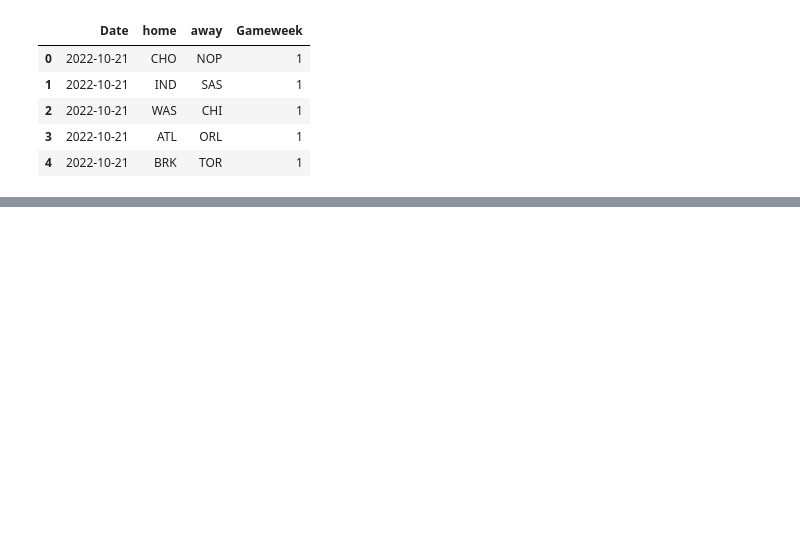
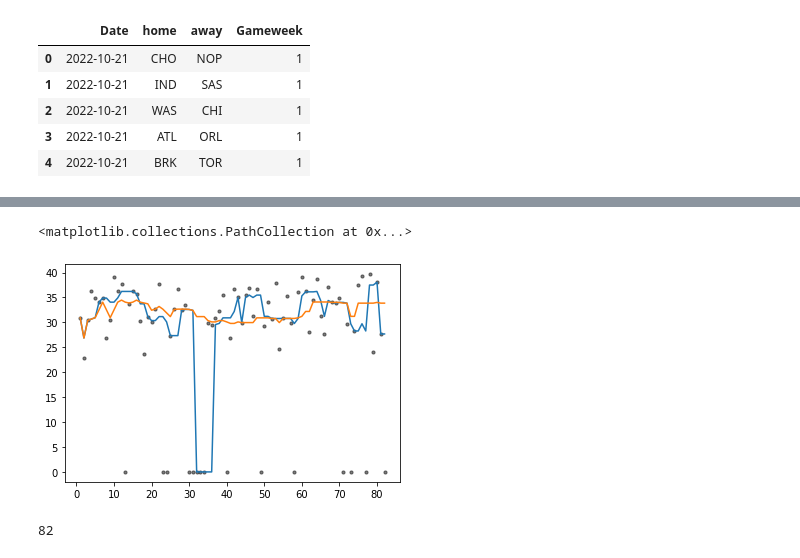
Before and after one commit to martinbog19/SORARE_lineup_builder, a Jupyter notebook: lineup_builder.ipynb, the cells around one changed output, grey strips where cells are left out. Drawn from its saved outputs; the diff is of its cells as text; code cells hidden in the pictures; blank space fills up the shorter version.

```diff
--- a/lineup_builder.ipynb
+++ b/lineup_builder.ipynb
@@ -397,0 +410,20 @@ INJURY REPORT : Clint Capela (OUT); Josh Green (OUT); Kevin Durant (OUT); Khris
+# %%
+mb = pd.read_csv('game_logs_2022.csv').groupby('Player').get_group('Giannis Antetokounmpo')
+# %%
+for inv in ['Inactive', 'Did Not Play', 'Did Not Dress', 'Not With Team', 'Player Suspended']:
+    mb['MP'] = mb['MP'].replace(inv, 0)
+mb['MP'] = mb['MP'].apply(lambda x: float(x.split(':')[0]) + float(x.split(':')[1]) / 60 if x != 0 else 0)
+# %%
+g = np.linspace(1, len(mb.MP), len(mb.MP))
+for w in [5, 25]:
+    plt.plot(g, mb.MP.rolling(w, min_periods = 1).median())
+
+plt.scatter(g, mb.MP, alpha = 0.5, c = 'black', s = 10)
+# %% [output]
+<matplotlib.collections.PathCollection at 0x...>
+[figure, added]
+# %%
+
+len(mb)
+# %% [output]
+82
```
Also changed, not shown: parts of 6 cells of this notebook, 3 other files.
